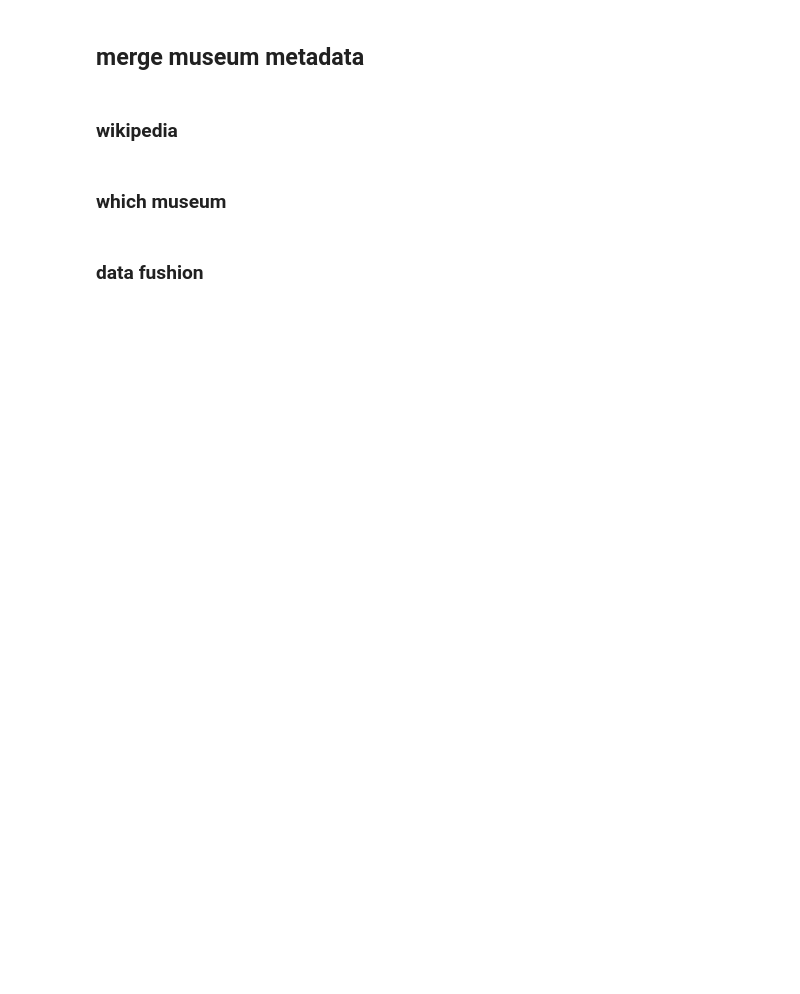
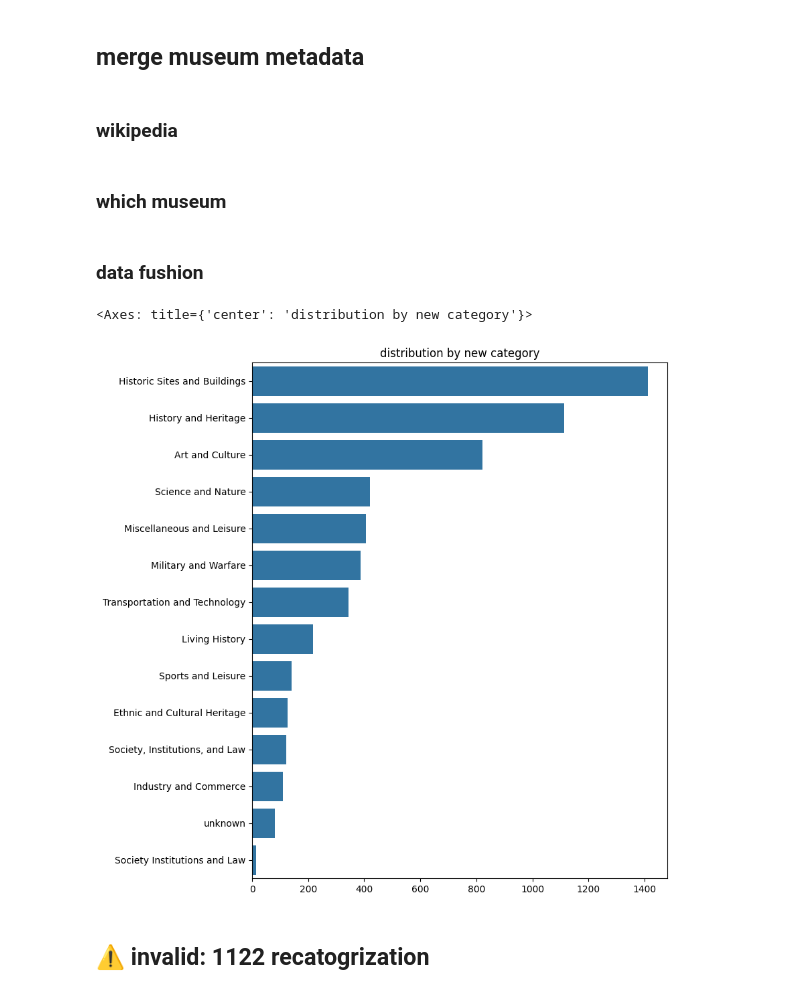
Before and after one commit to engmargo/EECS-549-Information-Retrieval-Project-Museumin, a Jupyter notebook: data_cleaning.ipynb, the cells around one changed output. Cells and saved outputs as stored; diff of their text form; code cells hidden in the pictures; blank space fills up the shorter version.

```diff
--- a/data_cleaning.ipynb
+++ b/data_cleaning.ipynb
@@ -216,3 +216,22 @@ with open('./data_1101/museum_wiki_metadata3.jsonl','wt') as f:
         museum['museum_id'] = idx
         f.write(json.dumps(museum)+'\n')
         idx +=1
+# %%
+museum_wiki_metadata =[]
+with open('./data_1101/museum_wiki_metadata3.jsonl','rt') as f:
+    for line in f:
+        museum_wiki_metadata.append(json.loads(line))
+
+museum_category = []
+for museum in museum_wiki_metadata:
+    try:
+        # museum_category.append(museum['category'])
+        museum_category.append({'museum_id':museum['museum_id'],'museum_name':museum['museum_name'],'category':museum['category']})
+    except KeyError:
+        # museum_category.append('others')
+        museum_category.append({'museum_id':museum['museum_id'],'museum_name':museum['museum_name'],'category':'unknown'})
+# %%
+filename = 'data_1101/museum_category.jsonl'
+with open(filename,'wt') as f:
+    for line in museum_category:
+        f.write(json.dumps(line)+'\n')
@@ -218,0 +295,22 @@ with open('./data_1101/museum_wiki_metadata3.jsonl','wt') as f:
+# %%
+from collections import Counter
+
+with open('./data_1101/museum_category.jsonl','rt') as f:
+    museum_category= [json.loads(line) for line in f]
+
+counter = Counter([museum['new_category'] for museum in museum_category])
+counter = zip(counter.keys(),counter.values())
+sorted_count = sorted(counter,key = lambda x:x[1],reverse=True)
+# %%
+import matplotlib.pyplot as plt
+import seaborn as sns
+
+plt.figure(figsize=(8,10))
+plt.title('distribution by new category')
+sns.barplot(x=[i[1] for i in sorted_count],y = [i[0] for i in sorted_count],orient='h')
+# plt.xticks(rotation = -90)
+# %% [output]
+<Axes: title={'center': 'distribution by new category'}>
+[figure, added]
+# %% [markdown]
+## ⚠️ invalid: 1122 recatogrization
```
Also changed, not shown: parts of 20 cells of this notebook, 38 other files.
